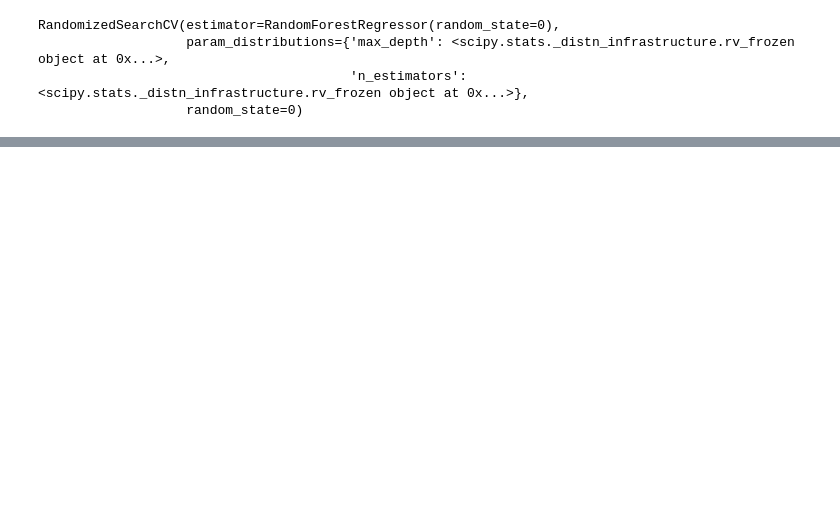
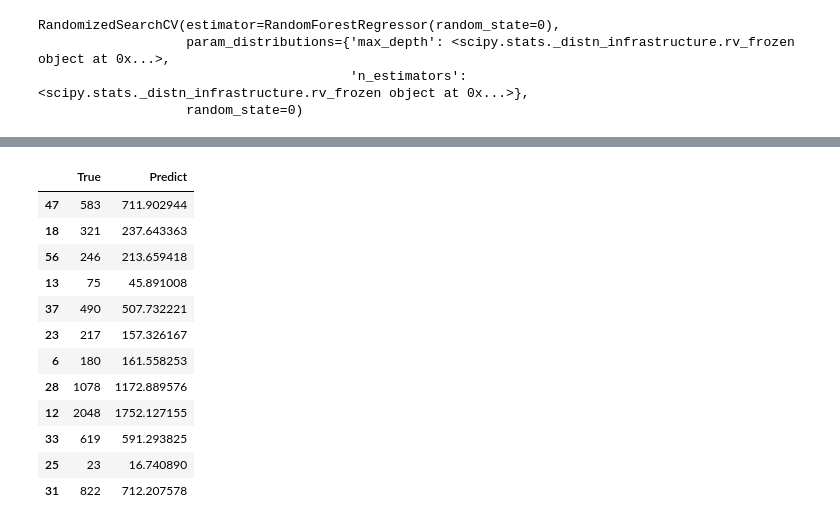
Before and after one commit to willongithub/archieve-data-science, a Jupyter notebook: prml/prml_prj/demo.ipynb, the cells around one changed output, grey strips where cells are left out. Drawn from its saved outputs; the diff is of its cells as text; code cells hidden in the pictures; blank space fills up the shorter version.

```diff
--- a/prml/prml_prj/demo.ipynb
+++ b/prml/prml_prj/demo.ipynb
@@ -81,16 +82,11 @@ Index(['movie', 'box', 'pop_rating', 'pop_trailer', 'pop_review', 'budget',
       dtype='object')
 # %%
-cols = [
-    'pop_rating', 'pop_trailer', 'pop_review', 'budget'
-]
+cols = ['pop_rating', 'pop_trailer', 'pop_review', 'budget',
+        'critic_rt', 'critic_ms', 'public_rt', 'public_imdb',
+        'ratio']
 
-# cols = ['box', 'pop_rating', 'pop_trailer', 'pop_review', 'budget',
-#        'critic_rt', 'critic_ms', 'public_rt', 'public_imdb', 'opinion_pos',
-#        'opinion_neg', 'year', 'ratio']
-
-# X = df.iloc[:, 2:10]
 X = df[cols]
 y = df.iloc[:, 1]
-# y = df['roi']
 
-# X.corr()
+# df['ratio_w'] = df['ratio'] * df['pop_trailer']
+# df['public_w'] = df['public_imdb'] * df['pop_rating']
@@ -187,9 +251,21 @@ mean_squared_error(y_test, y_pred)**(1/2)
 # %%
-result = pipe.predict(X_test)
-
 pd.DataFrame(
     {
         "True": y_test,
-        "Predict": result
+        "Predict": y_pred
     }
 )
+# %% [output]
+|  | True | Predict |
+| 47 | 583 | 711.902944 |
+| 18 | 321 | 237.643363 |
+| 56 | 246 | 213.659418 |
+| 13 | 75 | 45.891008 |
+| 37 | 490 | 507.732221 |
+| 23 | 217 | 157.326167 |
+| 6 | 180 | 161.558253 |
+| 28 | 1078 | 1172.889576 |
+| 12 | 2048 | 1752.127155 |
+| 33 | 619 | 591.293825 |
+| 25 | 23 | 16.740890 |
+| 31 | 822 | 712.207578 |
```
Also changed, not shown: parts of 25 cells of this notebook.
